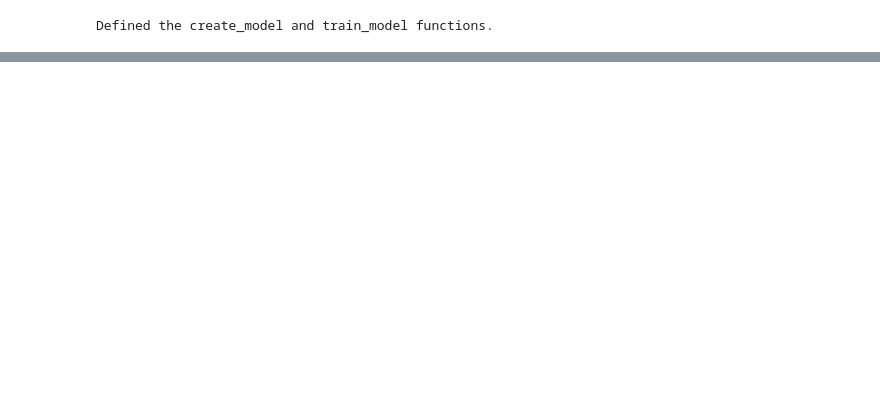
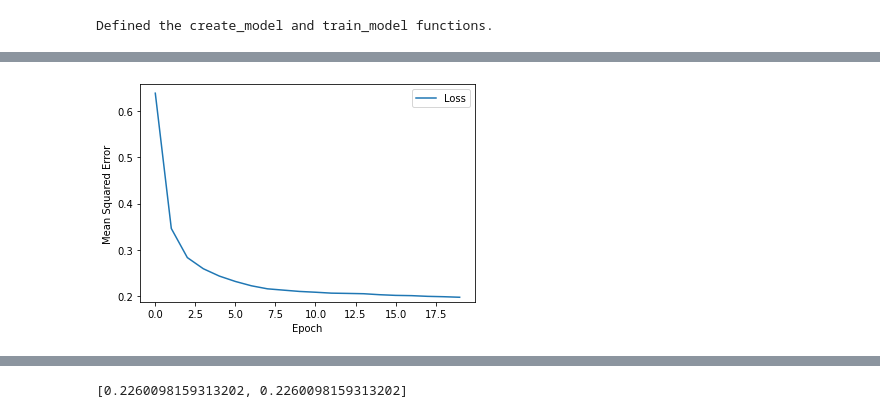
Before and after one commit to HowkMii/Oranges-vs.-Grapefruit, a Jupyter notebook: Oranges_vs_Grapefruit.ipynb, the cells around one changed output, grey strips where cells are left out. Cells and saved outputs as stored; diff of their text form; code cells hidden in the pictures; blank space fills up the shorter version.

```diff
--- a/Oranges_vs_Grapefruit.ipynb
+++ b/Oranges_vs_Grapefruit.ipynb
@@ -195,0 +214,46 @@ WARNING:tensorflow:Layers in a Sequential model should only have a single input
+# %%
+def train_model(model, dataset, epochs, label_name,
+                batch_size=None):
+  """Train the model by feeding it data."""
+
+  # Split the dataset into features and label.
+  features = {name:np.array(value) for name, value in dataset.items()}
+  label = np.array(features.pop(label_name))
+  history = model.fit(x=features, y=label, batch_size=batch_size,
+                      epochs=epochs, shuffle=True)
+
+  # The list of epochs is stored separately from the rest of history.
+  epochs = history.epoch
+
+  # To track the progression of training, gather a snapshot
+  # of the model's mean squared error at each epoch.
+  hist = pd.DataFrame(history.history)
+  mse = hist["mean_squared_error"]
+
+  return epochs, mse
+# %%
+# The following variables are the hyperparameters.
+learning_rate = 0.01
+epochs = 20
+batch_size = 1000
+
+# Specify the label
+label_name = "name"
+
+# Establish the model's topography.
+my_model = create_model(learning_rate, my_feature_layer)
+
+# Train the model on the normalized training set. We're passing the entire
+# normalized training set, but the model will only use the features
+# defined by the feature_layer.
+epochs, mse = train_model(my_model, df_train_norm, epochs,
+                          label_name, batch_size)
+plot_the_loss_curve(epochs, mse)
+
+# After building a model against the training set, test that model
+# against the test set.
+test_features = {name:np.array(value) for name, value in df_test_norm.items()}
+test_label = np.array(test_features.pop(label_name)) # isolate the label
+print("\n Evaluate the new model against the test set:")
+my_model.evaluate(x = test_features, y = test_label, batch_size=batch_size)
+# %% [output]
@@ -195,0 +279 @@ WARNING:tensorflow:Layers in a Sequential model should only have a single input
+[figure, added]
@@ -195,0 +283 @@ WARNING:tensorflow:Layers in a Sequential model should only have a single input
+[0.2260098159313202, 0.2260098159313202]
```
Also changed, not shown: parts of 6 cells of this notebook.
